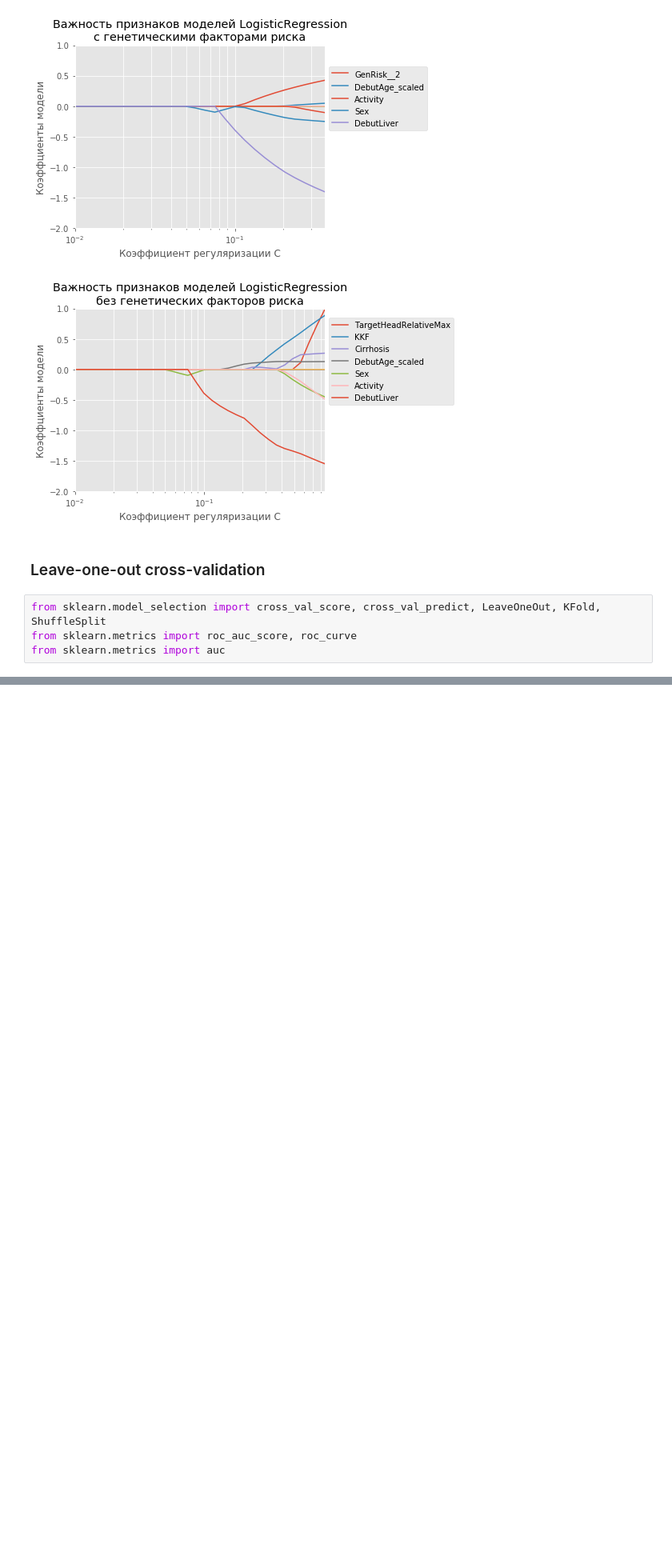
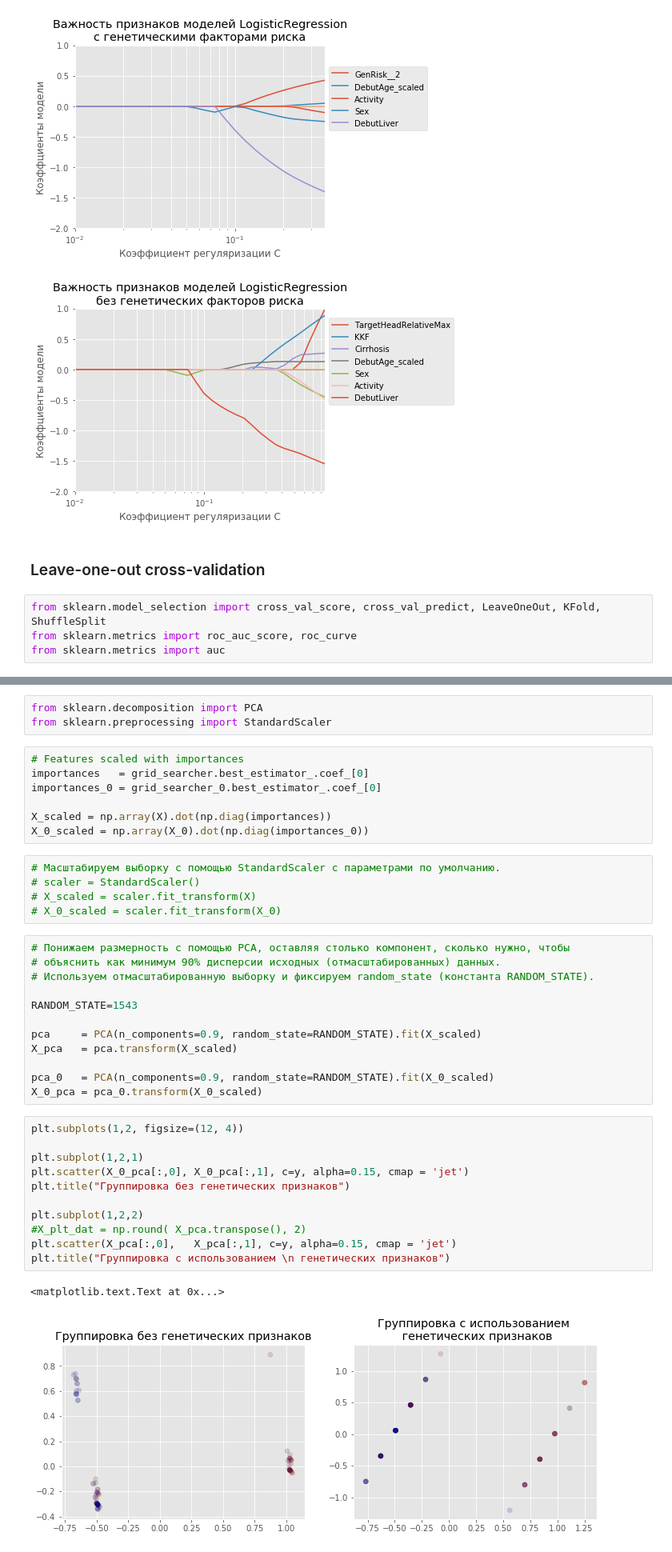
Before and after one commit to AlexanderArtemyev/Wilson-disease, a Jupyter notebook: Predict_LogisticRegression.ipynb, the cells around one changed output, grey strips where cells are left out. Shown at 80% size. Cells and saved outputs as stored; diff of their text form; blank space fills up the shorter version.

```diff
--- a/Predict_LogisticRegression.ipynb
+++ b/Predict_LogisticRegression.ipynb
@@ -482,0 +535,41 @@ plt.savefig('LogRegression.png', bbox_inches='tight')
+# %%
+from sklearn.decomposition import PCA
+from sklearn.preprocessing import StandardScaler
+# %%
+# Features scaled with importances
+importances   = grid_searcher.best_estimator_.coef_[0]
+importances_0 = grid_searcher_0.best_estimator_.coef_[0]
+
+X_scaled = np.array(X).dot(np.diag(importances))
+X_0_scaled = np.array(X_0).dot(np.diag(importances_0))
+# %%
+# Масштабируем выборку с помощью StandardScaler с параметрами по умолчанию.
+# scaler = StandardScaler()
+# X_scaled = scaler.fit_transform(X)
+# X_0_scaled = scaler.fit_transform(X_0)
+# %%
+# Понижаем размерность с помощью PCA, оставляя столько компонент, сколько нужно, чтобы
+# объяснить как минимум 90% дисперсии исходных (отмасштабированных) данных.
+# Используем отмасштабированную выборку и фиксируем random_state (константа RANDOM_STATE).
+
+RANDOM_STATE=1543
+
+pca     = PCA(n_components=0.9, random_state=RANDOM_STATE).fit(X_scaled)
+X_pca   = pca.transform(X_scaled)
+
+pca_0   = PCA(n_components=0.9, random_state=RANDOM_STATE).fit(X_0_scaled)
+X_0_pca = pca_0.transform(X_0_scaled)
+# %%
+plt.subplots(1,2, figsize=(12, 4))
+
+plt.subplot(1,2,1)
+plt.scatter(X_0_pca[:,0], X_0_pca[:,1], c=y, alpha=0.15, cmap = 'jet')
+plt.title("Группировка без генетических признаков")
+
+plt.subplot(1,2,2)
+#X_plt_dat = np.round( X_pca.transpose(), 2)
+plt.scatter(X_pca[:,0],   X_pca[:,1], c=y, alpha=0.15, cmap = 'jet')
+plt.title("Группировка с использованием \n генетических признаков")
+# %% [output]
+<matplotlib.text.Text at 0x...>
+[figure, added]
```
Also changed, not shown: parts of 19 cells of this notebook.
